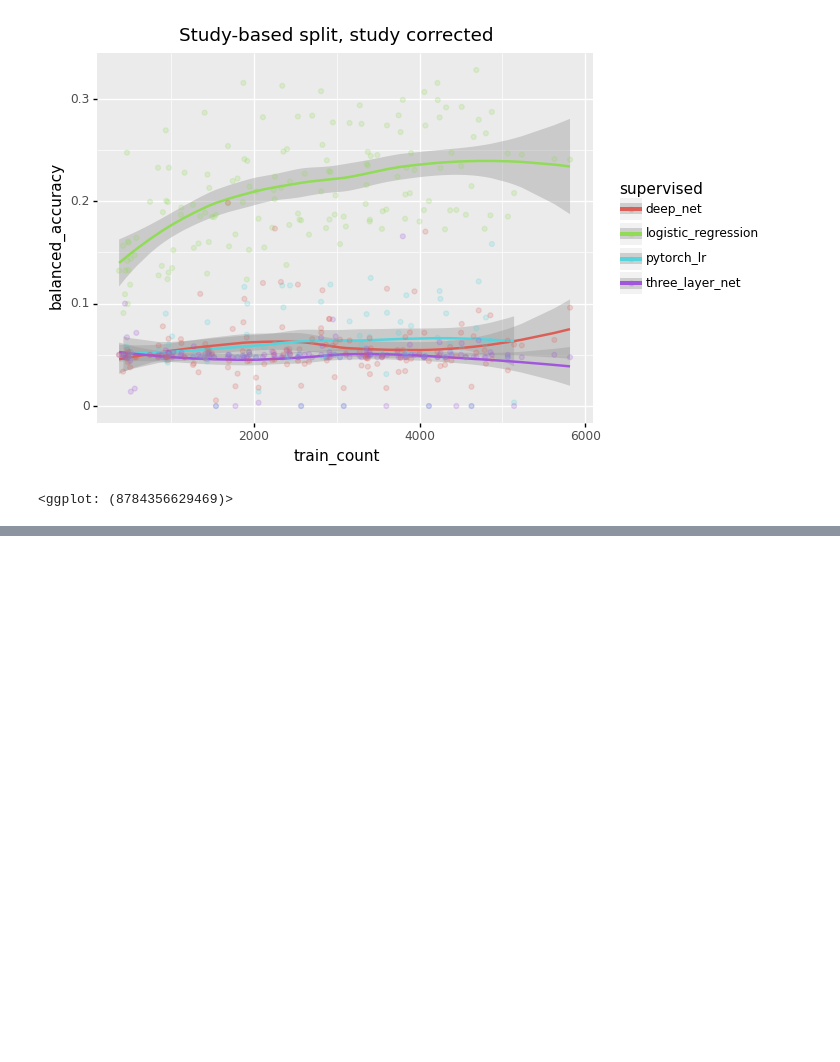
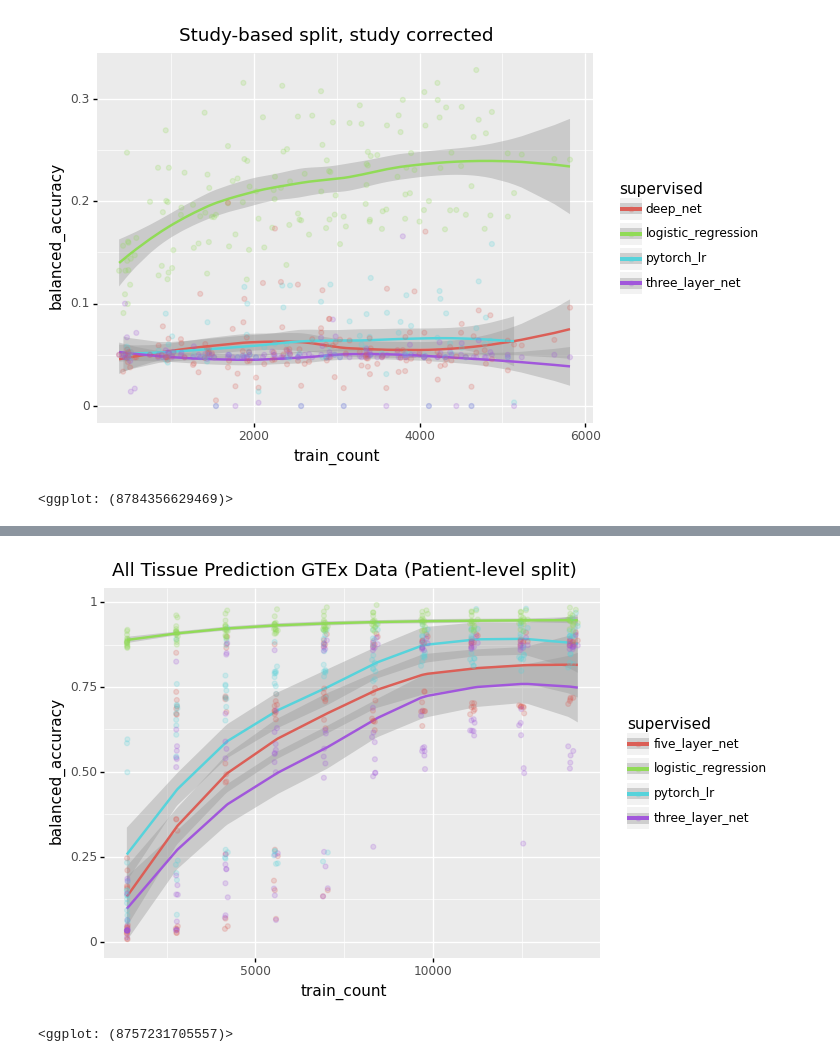
Before and after one commit to greenelab/linear_signal, a Jupyter notebook: notebook/analysis/benchmark_results.ipynb, the cells around one changed output, grey strips where cells are left out. Cells and saved outputs as stored; diff of their text form; code cells hidden in the pictures; blank space fills up the shorter version.

Commit message:
Visualize all tissue prediction with GTEx data

```diff
--- a/notebook/analysis/benchmark_results.ipynb
+++ b/notebook/analysis/benchmark_results.ipynb
@@ -830,0 +833,4 @@ plot
+# %%
+in_files = glob.glob('../../results/gtex-all-tissue.*.tsv')
+in_files = [f for f in in_files if 'be_corrected' not in f]
+print(in_files[:5])
@@ -830,0 +839,20 @@ plot
+# %%
+tissue_metrics = pd.DataFrame()
+for path in in_files:
+    new_df = pd.read_csv(path, sep='\t')
+    model_info = path.strip('.tsv').split('all-tissue.')[-1]
+    model_info = model_info.split('_')
+
+    supervised_model = '_'.join(model_info[:-1])
+
+    new_df['supervised'] = supervised_model
+
+    new_df['seed'] = model_info[-1]
+
+    tissue_metrics = pd.concat([tissue_metrics, new_df])
+
+tissue_metrics['train_count'] = tissue_metrics['train sample count']
+
+tissue_metrics['supervised'] = tissue_metrics['supervised'].str.replace('pytorch_supervised', 'three_layer_net')
+tissue_metrics['supervised'] = tissue_metrics['supervised'].str.replace('deep_net', 'five_layer_net')
+tissue_metrics
@@ -830,0 +873,9 @@ plot
+# %%
+plot = ggplot(tissue_metrics, aes(x='train_count', y='balanced_accuracy', color='supervised'))
+plot += geom_smooth()
+plot += geom_point(alpha=.2)
+plot += ggtitle('All Tissue Prediction GTEx Data (Patient-level split)')
+plot
+# %% [output]
+[figure, added]
+<ggplot: (8757231705557)>
```
Also changed, not shown: parts of 3 cells of this notebook.
